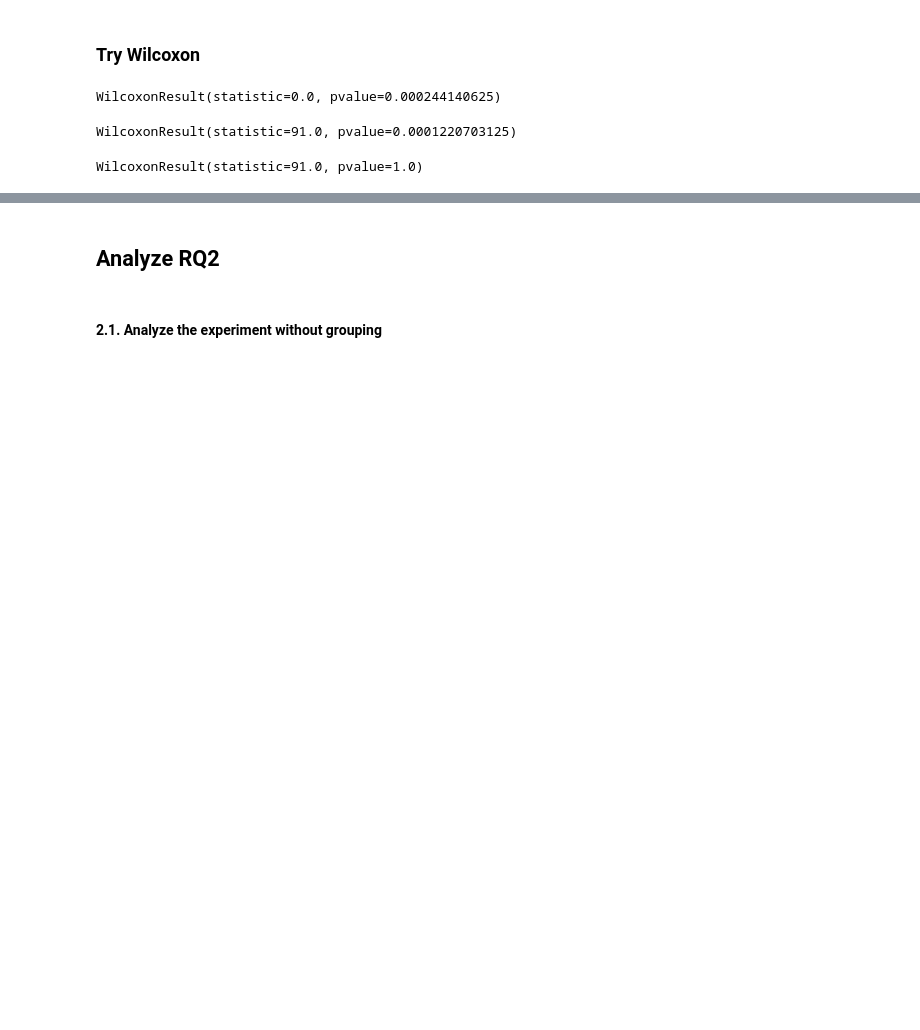
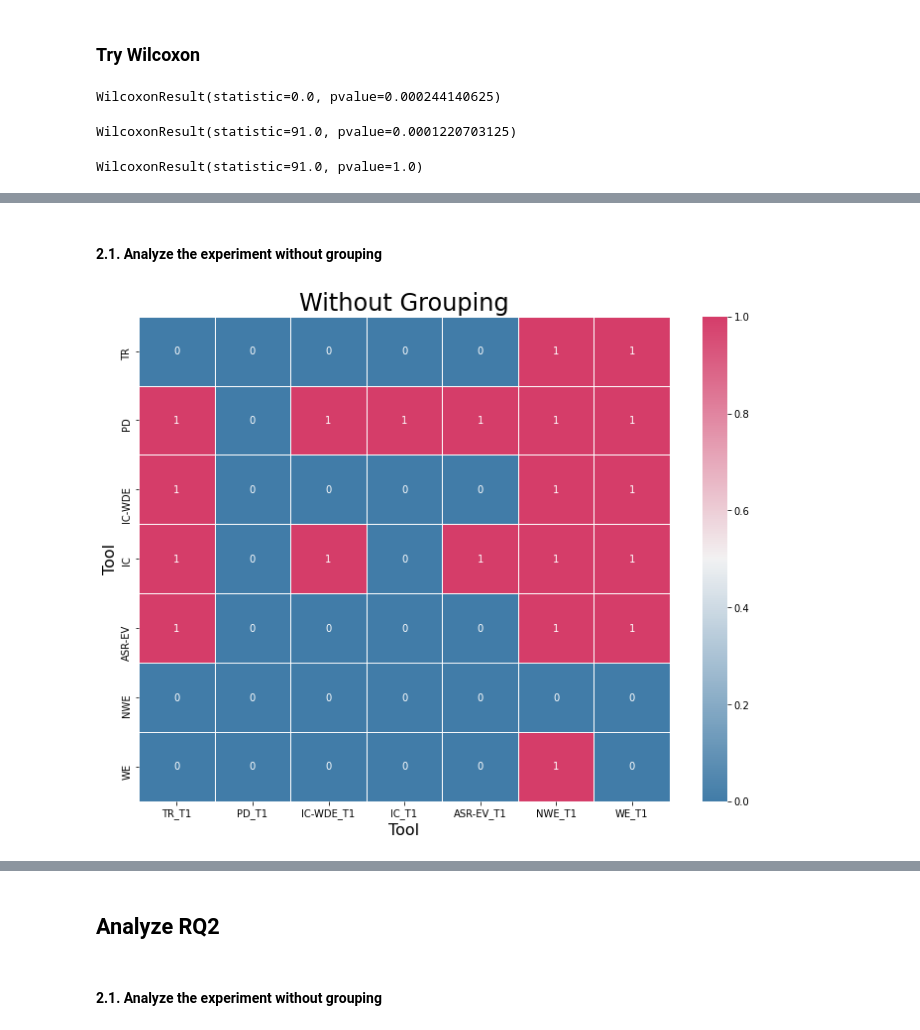
Before and after one commit to yangzhou6666/ASRProphet, a Jupyter notebook: wilcoxon-signed-rank-test.ipynb, the cells around one changed output, grey strips where cells are left out. Cells and saved outputs as stored; diff of their text form; code cells hidden in the pictures; blank space fills up the shorter version.

Commit message:
feat(analyze-RQ1): wilcoxon signed rank test

```diff
--- a/wilcoxon-signed-rank-test.ipynb
+++ b/wilcoxon-signed-rank-test.ipynb
@@ -35,0 +103,2 @@ WilcoxonResult(statistic=91.0, pvalue=1.0)
+# %% [markdown]
+#### 2.1. Analyze the experiment without grouping
@@ -35,0 +131,39 @@ WilcoxonResult(statistic=91.0, pvalue=1.0)
+# %%
+values = {}
+
+tool_short_names.remove("RND")
+
+for tool_1 in tool_short_names:
+    values[tool_1+"_T1"] = {}
+    for tool_2 in tool_short_names:
+
+        if tool_1 == tool_2:
+            values[tool_1+"_T1"][tool_2] = 0
+        else :
+            arr_1 = []
+            arr_2 = []
+            for asr in asrs:
+                for dataset in datasets :
+                    arr_1 += relative_improvement[asr][dataset][tool_1]
+                    arr_2 += relative_improvement[asr][dataset][tool_2]
+
+            w, p = scipy.stats.wilcoxon(
+                arr_1, arr_2, alternative='greater')
+            # we would reject the null hypothesis at a confidence level of 5%
+            if p < 0.05:
+                values[tool_1+"_T1"][tool_2] = 1
+            else :
+                values[tool_1+"_T1"][tool_2] = 0
+
+tool_short_names.append("RND")
+
+df = pd.DataFrame(data=values)
+
+fpath = f"result/plot/RQ1/significance_difference_without_grouping.png"
+os.makedirs(os.path.dirname(fpath), exist_ok=True)
+
+# Generate a custom diverging colormap
+cmap = sns.diverging_palette(h_neg=240, h_pos=0, s=75, l=50, n=1, as_cmap=True)
+plot_heatmap(df, "Without Grouping", cmap, fpath, 0, 1)
+# %% [output]
+[figure, added]
```
Also changed, not shown: parts of 17 cells of this notebook.
